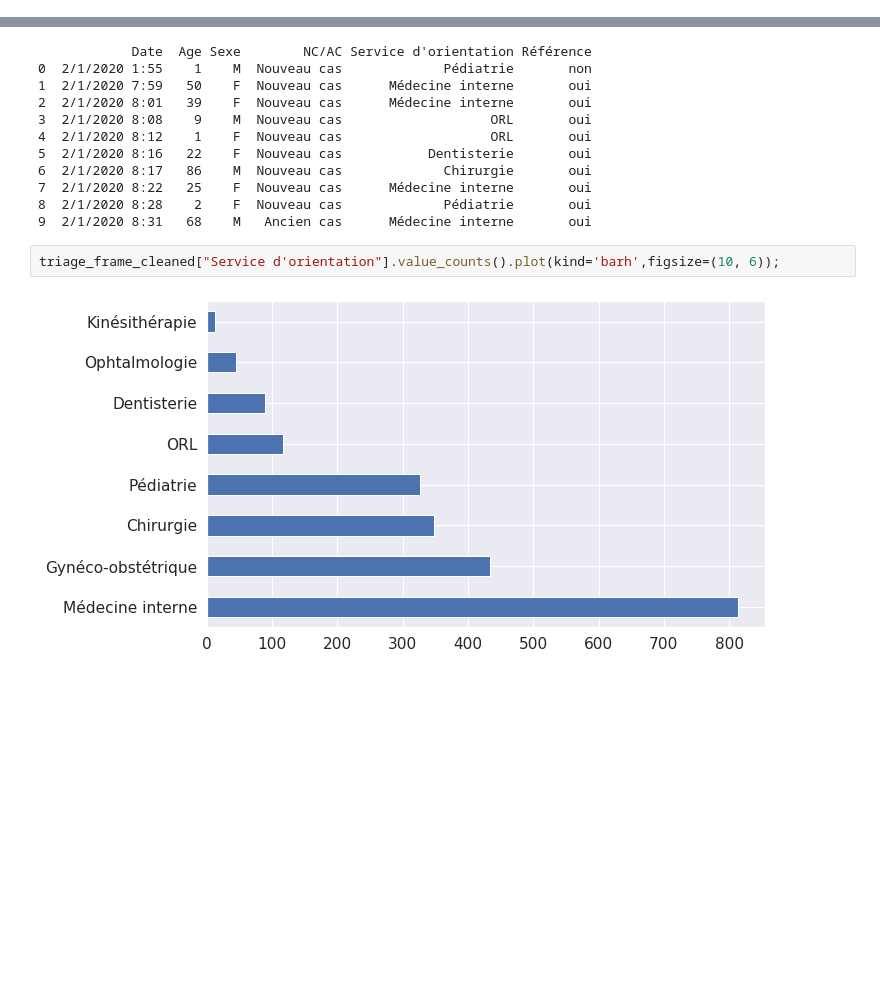
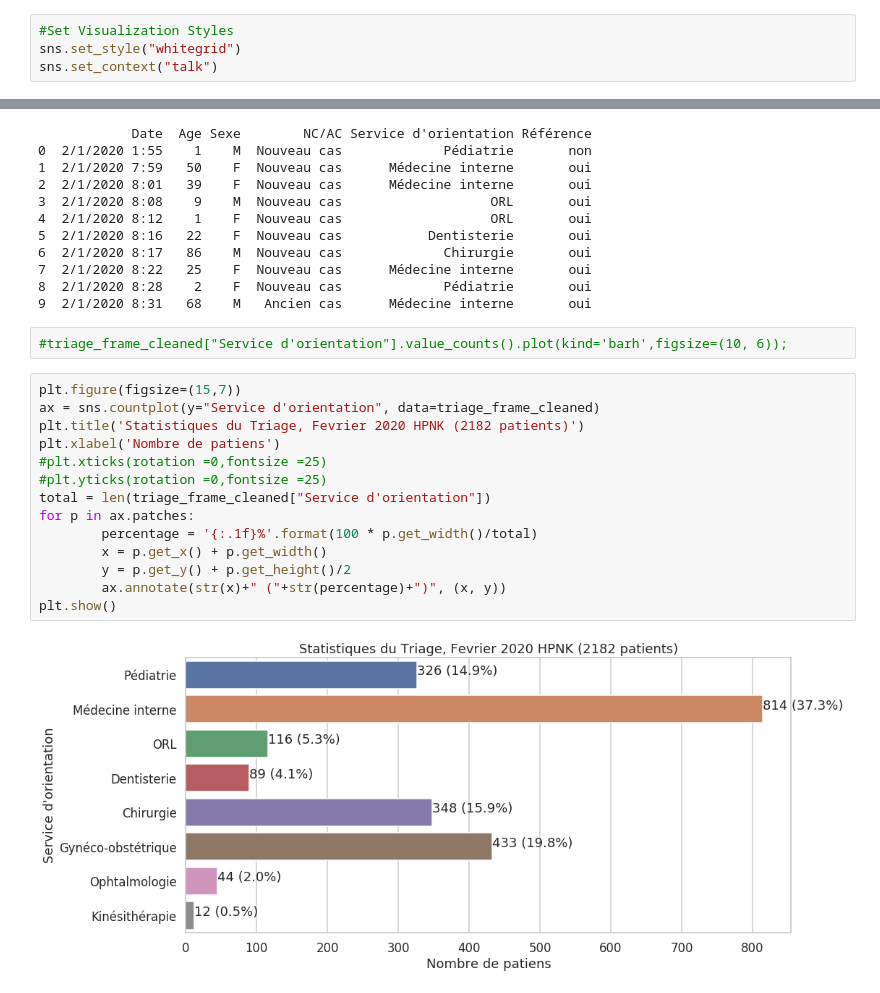
Before and after one commit to guillainbisimwa/hpnk-indicateurs, a Jupyter notebook: inducateur 1.ipynb, the cells around one changed output, grey strips where cells are left out. Cells and saved outputs as stored; diff of their text form; blank space fills up the shorter version.

```diff
--- a/inducateur 1.ipynb
+++ b/inducateur 1.ipynb
@@ -5,5 +5,9 @@
 import seaborn as sns
 import matplotlib.pyplot as plt
 %matplotlib inline
+# %%
+#Set Visualization Styles
+sns.set_style("whitegrid")
+sns.set_context("talk")
 # %%
 import pandas as pd
@@ -84,6 +100,20 @@ print(triage_frame_cleaned.head(10))
 8  2/1/2020 8:28    2    F  Nouveau cas             Pédiatrie       oui
 9  2/1/2020 8:31   68    M   Ancien cas      Médecine interne       oui
 # %%
-triage_frame_cleaned["Service d'orientation"].value_counts().plot(kind='barh',figsize=(10, 6));
+#triage_frame_cleaned["Service d'orientation"].value_counts().plot(kind='barh',figsize=(10, 6));
-# %% [output]
-[figure, removed]
+# %%
+plt.figure(figsize=(15,7))
+ax = sns.countplot(y="Service d'orientation", data=triage_frame_cleaned)
+plt.title('Statistiques du Triage, Fevrier 2020 HPNK (2182 patients)')
+plt.xlabel('Nombre de patiens')
+#plt.xticks(rotation =0,fontsize =25)
+#plt.yticks(rotation =0,fontsize =25)
+total = len(triage_frame_cleaned["Service d'orientation"])
+for p in ax.patches:
+        percentage = '{:.1f}%'.format(100 * p.get_width()/total)
+        x = p.get_x() + p.get_width()
+        y = p.get_y() + p.get_height()/2
+        ax.annotate(str(x)+" ("+str(percentage)+")", (x, y))
+plt.show()
+# %% [output]
+[figure, added]
```
Also changed, not shown: parts of 12 cells of this notebook.
